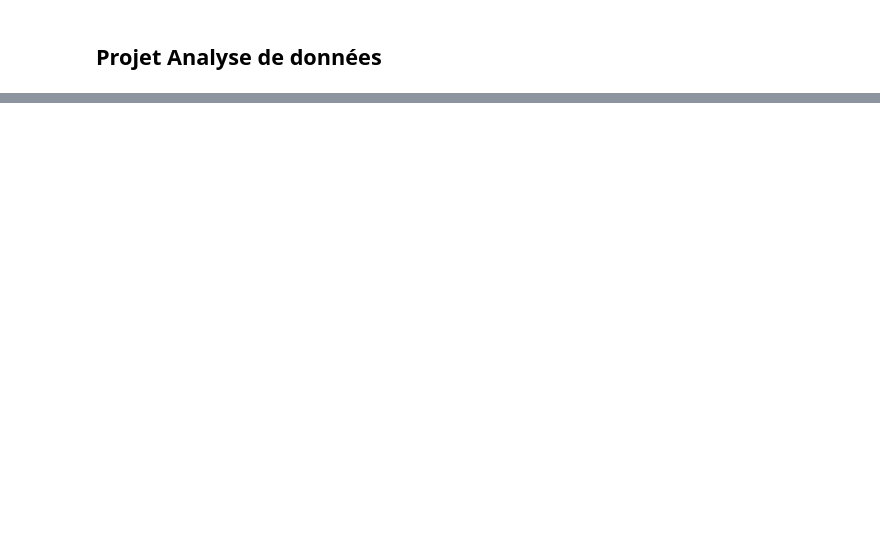
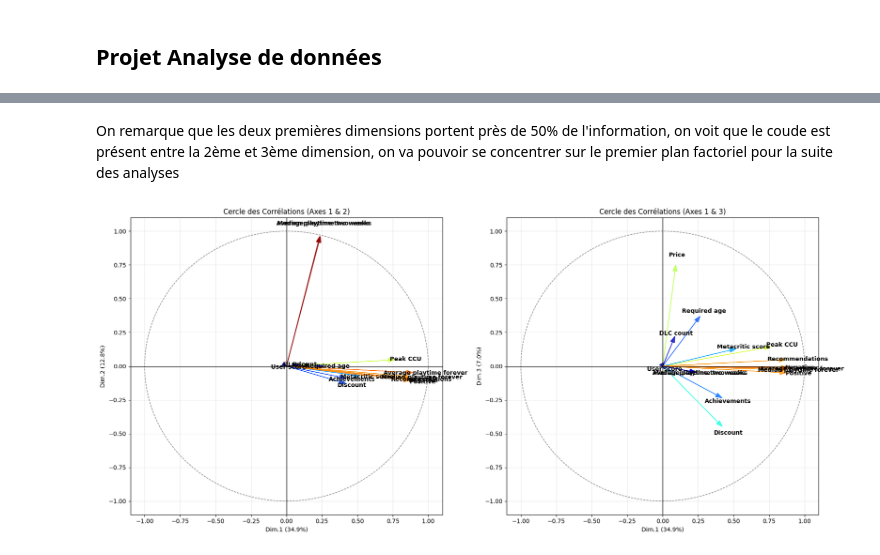
Before and after one commit to Eliott67/Projet_ADD, a Jupyter notebook: projet_ADD.ipynb, the cells around one changed output, grey strips where cells are left out. Cells and saved outputs as stored; diff of their text form; code cells hidden in the pictures; blank space fills up the shorter version.

```diff
--- a/projet_ADD.ipynb
+++ b/projet_ADD.ipynb
@@ -209,0 +332,56 @@ plot_correlation_matrix(df)
+# %% [markdown]
+On remarque que les deux premières dimensions portent près de 50% de l'information, on voit que le coude est présent entre la 2ème et 3ème dimension, on va pouvoir se concentrer sur le premier plan factoriel pour la suite des analyses
+# %%
+import matplotlib.cm as cm
+
+def plot_circles_side_by_side(pca, features):
+
+    loadings = pca.components_.T * np.sqrt(pca.explained_variance_)
+    cos2 = loadings**2
+
+    fig, (ax1, ax2) = plt.subplots(1, 2, figsize=(18, 8))
+
+
+    axis_pairs = [(0, 1), (0, 2)]
+    axes_objs = [ax1, ax2]
+
+    for i, (ax, (dim_x, dim_y)) in enumerate(zip(axes_objs, axis_pairs)):
+
+        circle = plt.Circle((0, 0), 1, color='gray', fill=False, linestyle='--')
+        ax.add_artist(circle)
+
+        current_cos2 = cos2[:, dim_x] + cos2[:, dim_y]
+
+
+        norm = plt.Normalize(vmin=0, vmax=1)
+        cmap = cm.get_cmap('jet')
+
+        for j, feature in enumerate(features):
+            x_coord = loadings[j, dim_x]
+            y_coord = loadings[j, dim_y]
+            color = cmap(norm(current_cos2[j]))
+
+
+            ax.arrow(0, 0, x_coord, y_coord, color=color, alpha=0.8,
+                     head_width=0.03, length_includes_head=True)
+
+            ax.text(x_coord*1.1, y_coord*1.1, feature, color='black',
+                    ha='center', va='center', fontsize=10, fontweight='bold')
+
+
+        ax.set_xlim(-1.1, 1.1)
+        ax.set_ylim(-1.1, 1.1)
+        ax.axhline(0, color='black', lw=1)
+        ax.axvline(0, color='black', lw=1)
+        ax.set_xlabel(f"Dim.{dim_x+1} ({pca.explained_variance_ratio_[dim_x]:.1%})")
+        ax.set_ylabel(f"Dim.{dim_y+1} ({pca.explained_variance_ratio_[dim_y]:.1%})")
+        ax.set_title(f"Cercle des Corrélations (Axes {dim_x+1} & {dim_y+1})")
+        ax.grid(True, alpha=0.3)
+
+    plt.tight_layout()
+    plt.show()
+
+# Utilisation
+plot_circles_side_by_side(pca, cols_quanti)
+# %% [output]
+[figure, added]
```
Also changed, not shown: parts of 34 cells of this notebook.
